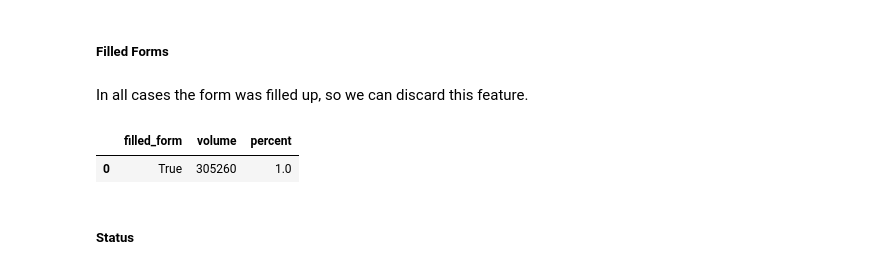
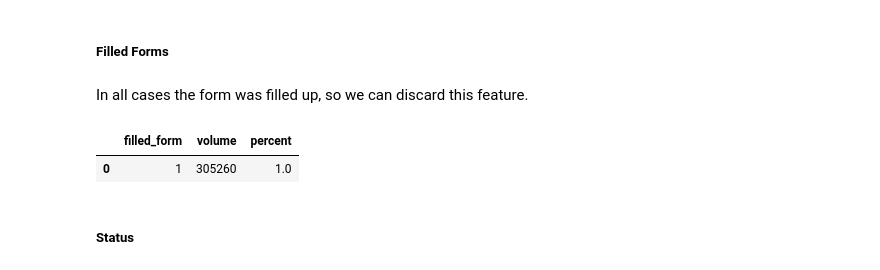
Before and after one commit to tamiriscrepalde/survival-analysis, a Jupyter notebook: notebooks/exploratory_data_analysis/exploratory_data_analysis.ipynb, the cells around one changed output. Cells and saved outputs as stored; diff of their text form; code cells hidden in the pictures.

```diff
--- a/notebooks/exploratory_data_analysis/exploratory_data_analysis.ipynb
+++ b/notebooks/exploratory_data_analysis/exploratory_data_analysis.ipynb
@@ -338,10 +343,10 @@ forms['percent'] = forms.volume/forms.volume.sum()
 # %% [markdown]
 In all cases the form was filled up, so we can discard this feature.
 # %%
-forms.head()
+forms.cumsum()
 # %% [output]
 |  | filled_form | volume | percent |
-| 0 | True | 305260 | 1.0 |
+| 0 | 1 | 305260 | 1.0 |
 # %%
 df = df.drop('filled_form', axis=1)
 # %% [markdown]
```
Also changed, not shown: parts of 12 cells of this notebook, 1 other file.
